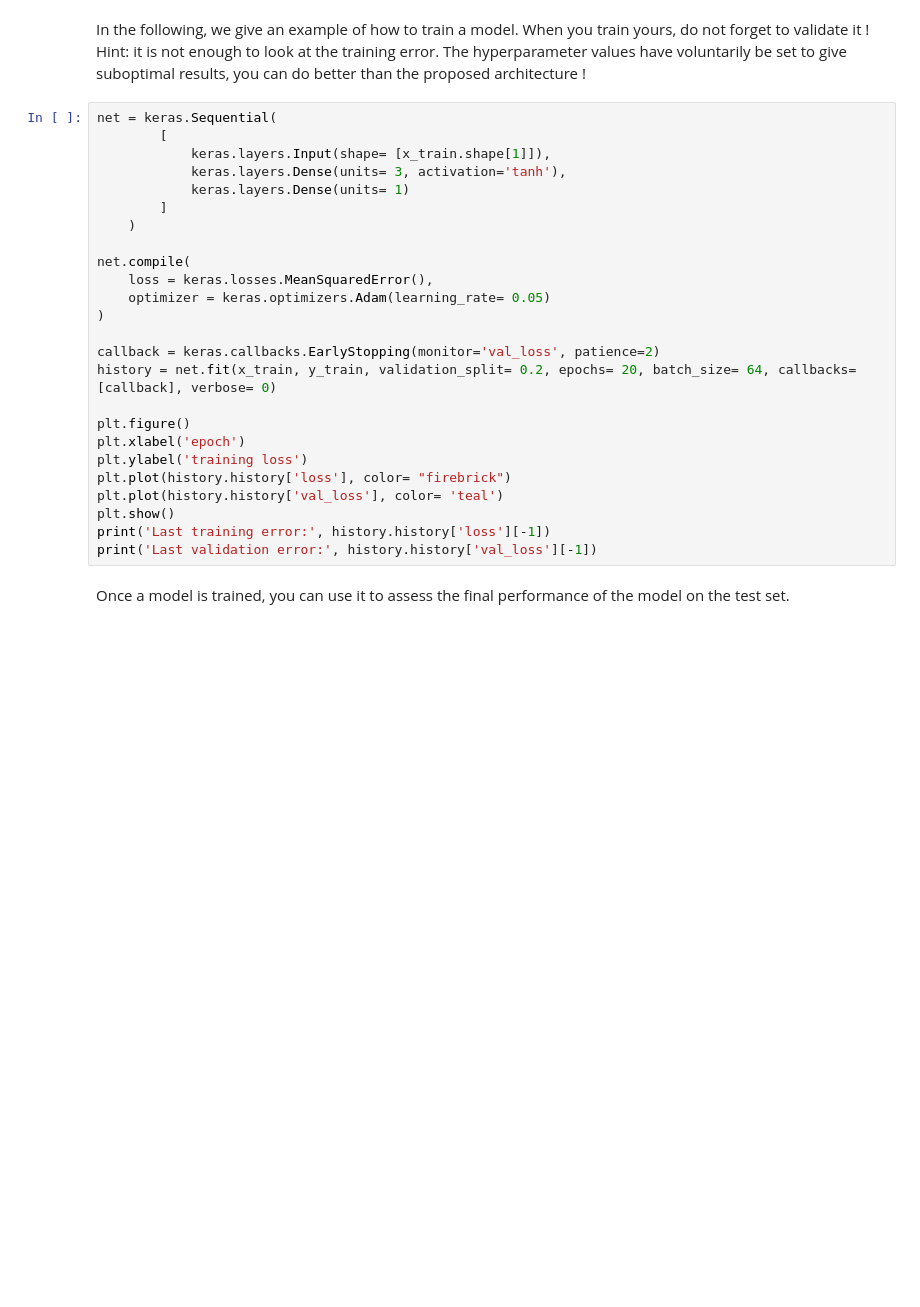
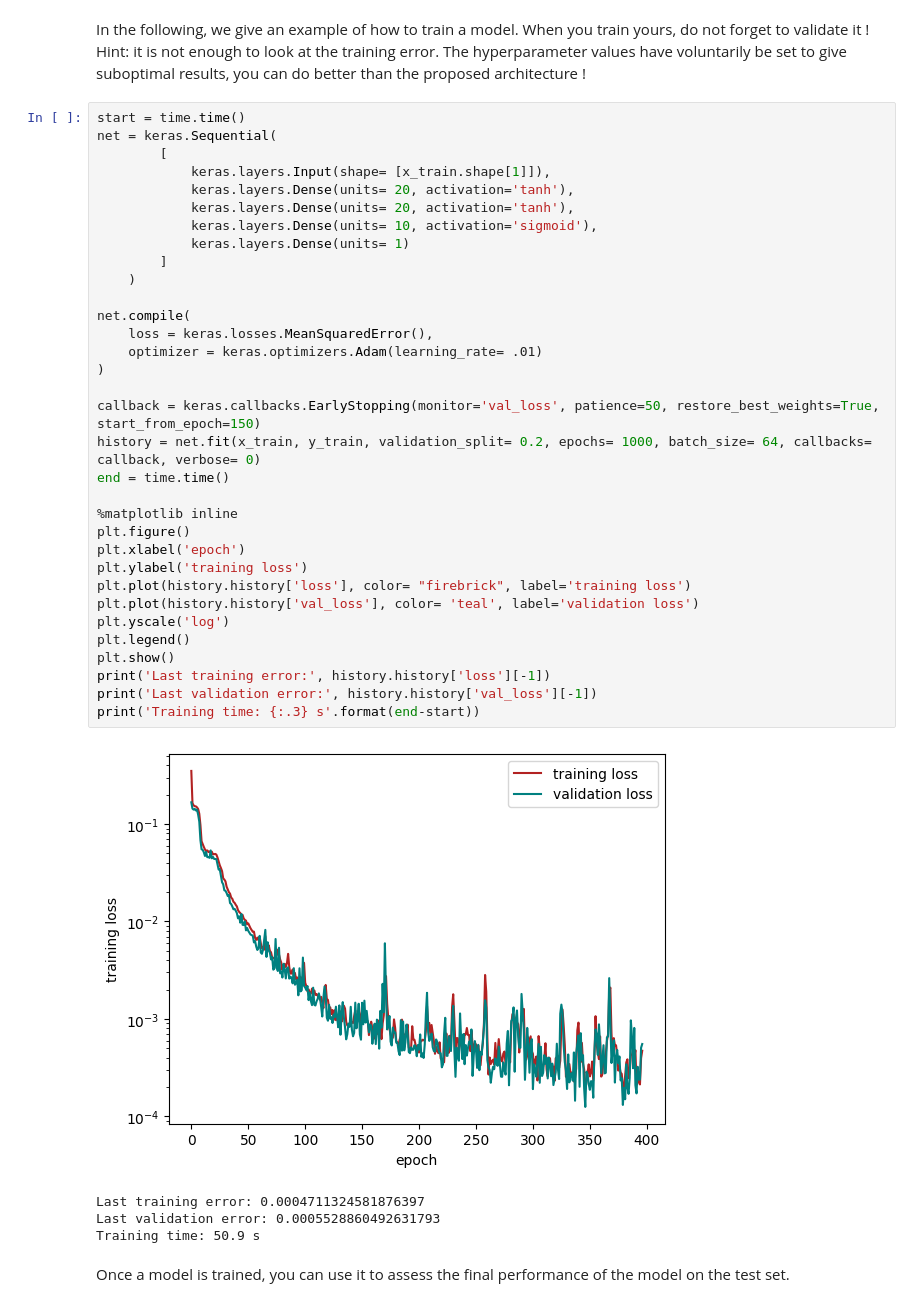
Before and after one commit to ThymeDilation/ANNDL_colab, a Jupyter notebook: session1/session1.ipynb, the cells around one changed output. Drawn from its saved outputs; the diff is of its cells as text; blank space fills up the shorter version.

```diff
--- a/session1/session1.ipynb
+++ b/session1/session1.ipynb
@@ -505,29 +394,42 @@ plt.show()
 # %% [markdown]
 In the following, we give an example of how to train a model. When you train yours, do not forget to validate it ! Hint: it is not enough to look at the training error. The hyperparameter values have voluntarily be set to give suboptimal results, you can do better than the proposed architecture !
 # %%
+start = time.time()
 net = keras.Sequential(
         [
             keras.layers.Input(shape= [x_train.shape[1]]),
-            keras.layers.Dense(units= 3, activation='tanh'),
+            keras.layers.Dense(units= 20, activation='tanh'),
+            keras.layers.Dense(units= 20, activation='tanh'),
+            keras.layers.Dense(units= 10, activation='sigmoid'),
             keras.layers.Dense(units= 1)
         ]
     )
 
 net.compile(
     loss = keras.losses.MeanSquaredError(),
-    optimizer = keras.optimizers.Adam(learning_rate= 0.05)
+    optimizer = keras.optimizers.Adam(learning_rate= .01)
 )
 
-callback = keras.callbacks.EarlyStopping(monitor='val_loss', patience=2)
-history = net.fit(x_train, y_train, validation_split= 0.2, epochs= 20, batch_size= 64, callbacks= [callback], verbose= 0)
+callback = keras.callbacks.EarlyStopping(monitor='val_loss', patience=50, restore_best_weights=True, start_from_epoch=150)
+history = net.fit(x_train, y_train, validation_split= 0.2, epochs= 1000, batch_size= 64, callbacks= callback, verbose= 0)
+end = time.time()
 
+%matplotlib inline
 plt.figure()
 plt.xlabel('epoch')
 plt.ylabel('training loss')
-plt.plot(history.history['loss'], color= "firebrick")
-plt.plot(history.history['val_loss'], color= 'teal')
+plt.plot(history.history['loss'], color= "firebrick", label='training loss')
+plt.plot(history.history['val_loss'], color= 'teal', label='validation loss')
+plt.yscale('log')
+plt.legend()
 plt.show()
 print('Last training error:', history.history['loss'][-1])
 print('Last validation error:', history.history['val_loss'][-1])
+print('Training time: {:.3} s'.format(end-start))
+# %% [output]
+[figure, added]
+Last training error: 0.0004711324581876397
+Last validation error: 0.0005528860492631793
+Training time: 50.9 s
 # %% [markdown]
 Once a model is trained, you can use it to assess the final performance of the model on the test set.
```
Also changed, not shown: parts of 24 cells of this notebook.
